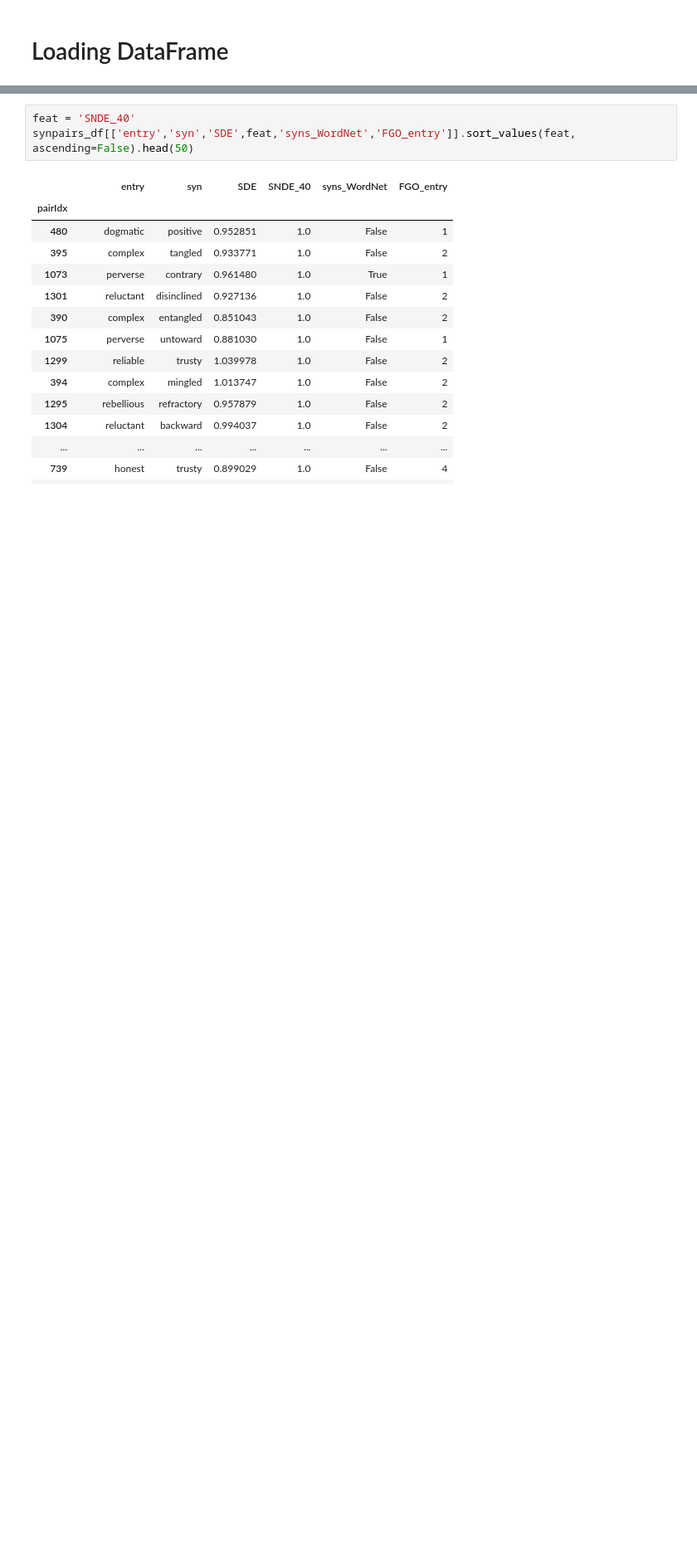
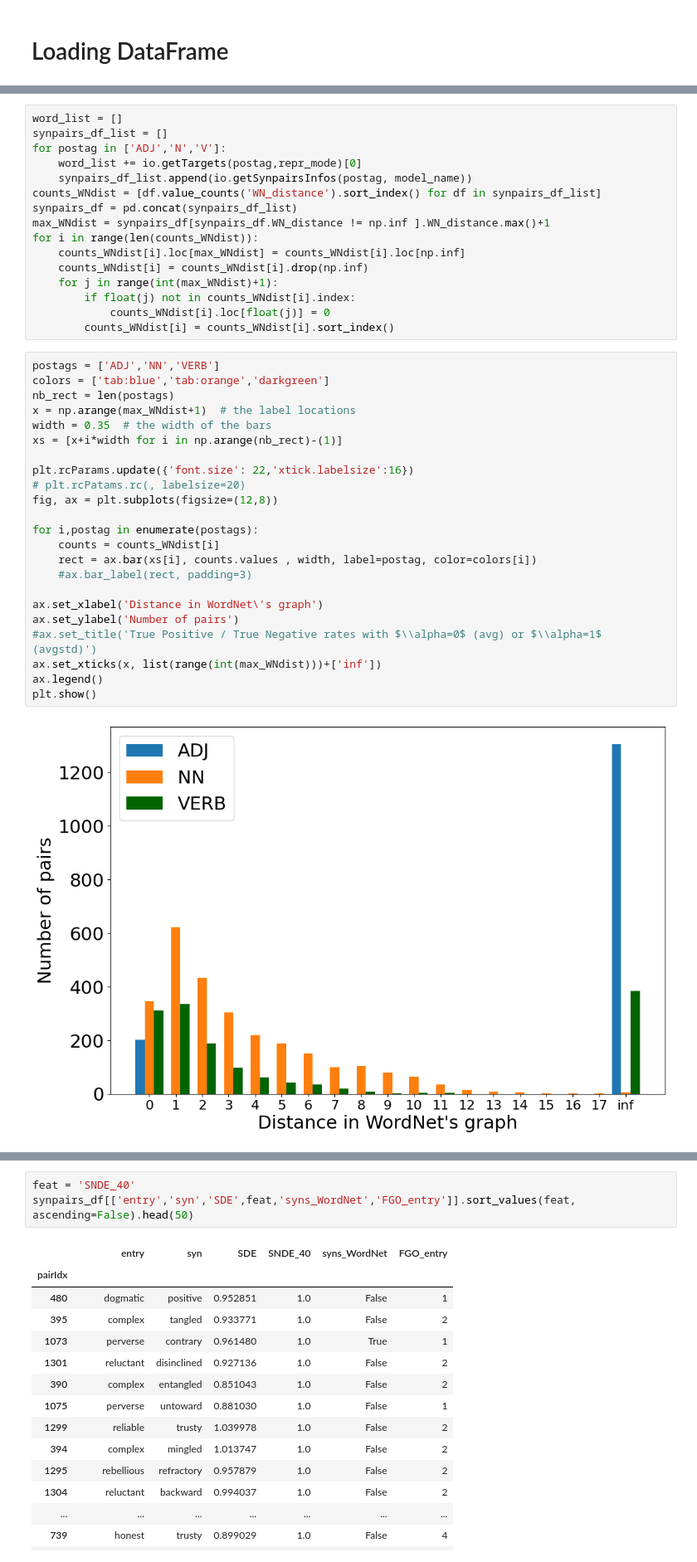
Before and after one commit to blietard/synonyms-semchange, a Jupyter notebook: analysing_synpairs.ipynb, the cells around one changed output, grey strips where cells are left out. Shown at 83% size. Cells and saved outputs as stored; diff of their text form; blank space fills up the shorter version.

```diff
--- a/analysing_synpairs.ipynb
+++ b/analysing_synpairs.ipynb
@@ -44,0 +293,41 @@ synpairs_df
+# %%
+word_list = []
+synpairs_df_list = []
+for postag in ['ADJ','N','V']:
+    word_list += io.getTargets(postag,repr_mode)[0]
+    synpairs_df_list.append(io.getSynpairsInfos(postag, model_name))
+counts_WNdist = [df.value_counts('WN_distance').sort_index() for df in synpairs_df_list]
+synpairs_df = pd.concat(synpairs_df_list)
+max_WNdist = synpairs_df[synpairs_df.WN_distance != np.inf ].WN_distance.max()+1
+for i in range(len(counts_WNdist)):
+    counts_WNdist[i].loc[max_WNdist] = counts_WNdist[i].loc[np.inf]
+    counts_WNdist[i] = counts_WNdist[i].drop(np.inf)
+    for j in range(int(max_WNdist)+1):
+        if float(j) not in counts_WNdist[i].index:
+            counts_WNdist[i].loc[float(j)] = 0
+        counts_WNdist[i] = counts_WNdist[i].sort_index()
+# %%
+postags = ['ADJ','NN','VERB']
+colors = ['tab:blue','tab:orange','darkgreen']
+nb_rect = len(postags)
+x = np.arange(max_WNdist+1)  # the label locations
+width = 0.35  # the width of the bars
+xs = [x+i*width for i in np.arange(nb_rect)-(1)]
+
+plt.rcParams.update({'font.size': 22,'xtick.labelsize':16})
+# plt.rcPatams.rc(, labelsize=20)
+fig, ax = plt.subplots(figsize=(12,8))
+
+for i,postag in enumerate(postags):
+    counts = counts_WNdist[i]
+    rect = ax.bar(xs[i], counts.values , width, label=postag, color=colors[i])
+    #ax.bar_label(rect, padding=3)
+
+ax.set_xlabel('Distance in WordNet\'s graph')
+ax.set_ylabel('Number of pairs')
+#ax.set_title('True Positive / True Negative rates with $\\alpha=0$ (avg) or $\\alpha=1$ (avgstd)')
+ax.set_xticks(x, list(range(int(max_WNdist)))+['inf'])
+ax.legend()
+plt.show()
+# %% [output]
+[figure, added]
```
Also changed, not shown: parts of 34 cells of this notebook, 26 other files.
